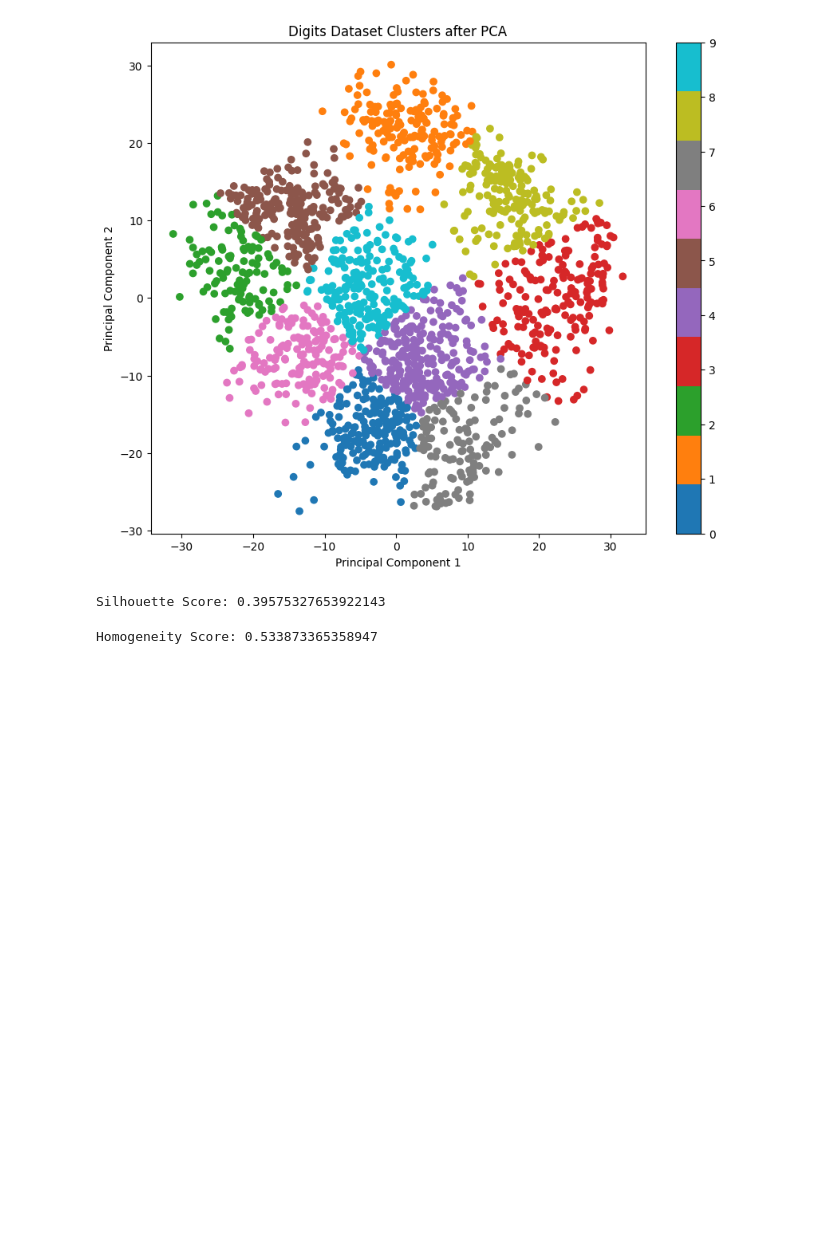
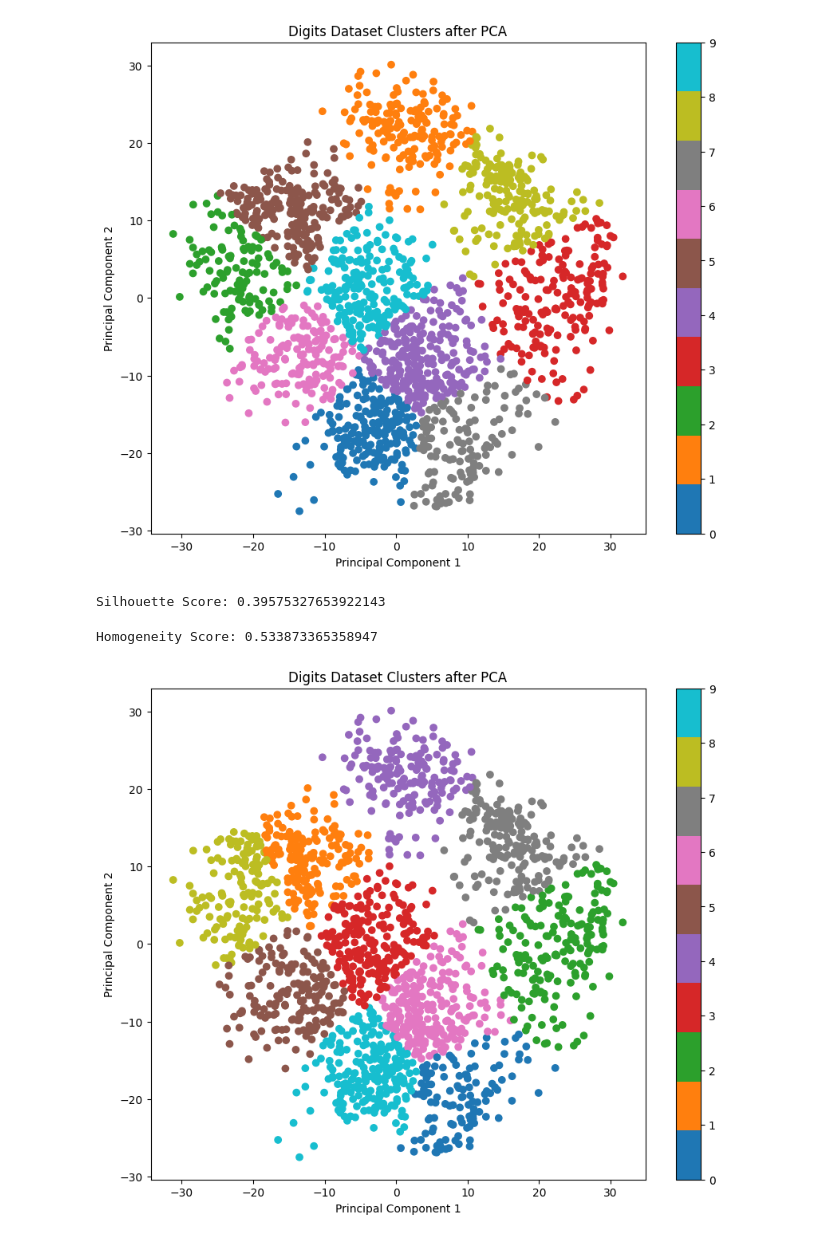
Before and after one commit to Ro-han12/deep_learning, a Jupyter notebook: clustering.ipynb, the cells around one changed output. Saved outputs shown, nothing was run; the diff lists cells and outputs as text; code cells hidden in the pictures; blank space fills up the shorter version.

Commit message:
cross validation

```diff
--- a/clustering.ipynb
+++ b/clustering.ipynb
@@ -47,3 +47,66 @@ homogeneity = homogeneity_score(y, y_kmeans)
 print("Homogeneity Score:", homogeneity)
 # %% [output]
 Homogeneity Score: 0.533873365358947
+# %%
+#cross validation
+import numpy as np
+import matplotlib.pyplot as plt
+from sklearn.decomposition import PCA
+from sklearn.datasets import load_digits
+from sklearn.cluster import KMeans
+from sklearn.model_selection import KFold
+from sklearn.metrics import silhouette_score
+
+# Load the digits dataset
+digits = load_digits()
+
+# Extract the data and labels
+X = digits.data
+y = digits.target
+
+# Apply PCA
+pca = PCA(n_components=2)
+X_pca = pca.fit_transform(X)
+
+# Define the number of clusters
+n_clusters = 10
+
+# Define the number of folds for cross-validation
+n_splits = 5
+kf = KFold(n_splits=n_splits, shuffle=True, random_state=42)
+
+# Initialize an empty list to store silhouette scores for each fold
+silhouette_scores = []
+
+# Perform cross-validation
+for train_index, test_index in kf.split(X):
+    X_train, X_test = X_pca[train_index], X_pca[test_index]
+
+    # Fit K-means clustering on training data
+    kmeans = KMeans(n_clusters=n_clusters, random_state=42)
+    kmeans.fit(X_train)
+
+    # Predict clusters on test data
+    y_test_pred = kmeans.predict(X_test)
+
+    # Calculate silhouette score for the current fold
+    silhouette_avg = silhouette_score(X_test, y_test_pred)
+
+    # Store the silhouette score
+    silhouette_scores.append(silhouette_avg)
+
+# Calculate and print the average silhouette score across all folds
+avg_silhouette_score = np.mean(silhouette_scores)
+print("Average Silhouette Score:", avg_silhouette_score)
+
+# Plot the clusters
+plt.figure(figsize=(10, 8))
+plt.scatter(X_pca[:, 0], X_pca[:, 1], c=kmeans.labels_, cmap=plt.cm.get_cmap('tab10', 10))
+
+plt.colorbar(ticks=range(n_clusters))
+plt.title('Digits Dataset Clusters after PCA')
+plt.xlabel('Principal Component 1')
+plt.ylabel('Principal Component 2')
+plt.show()
+# %% [output]
+[figure, added]
```
